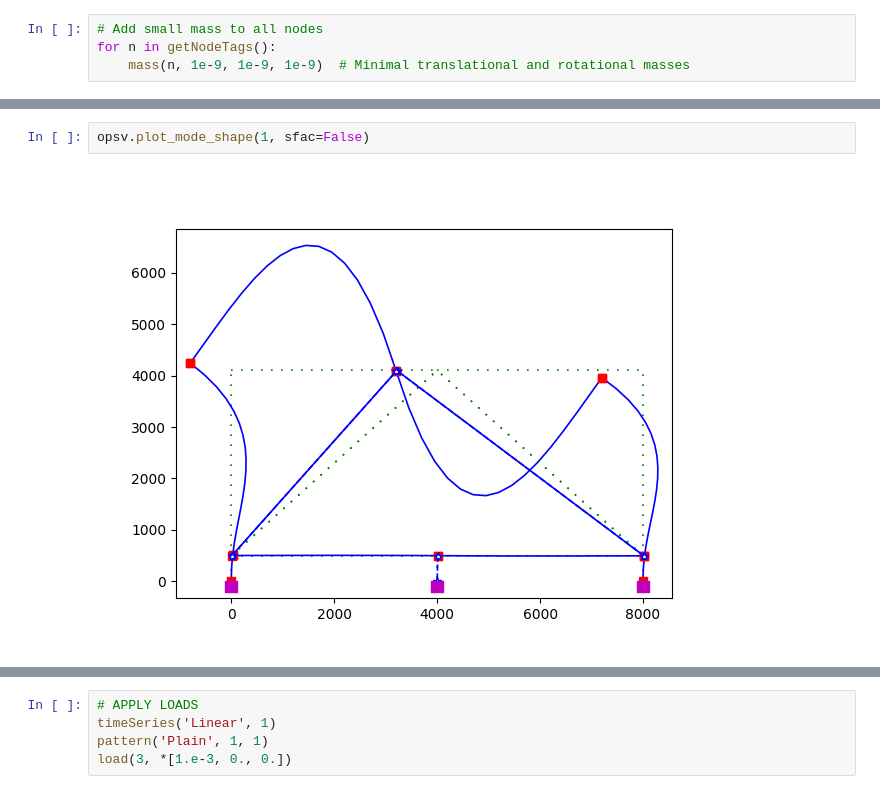
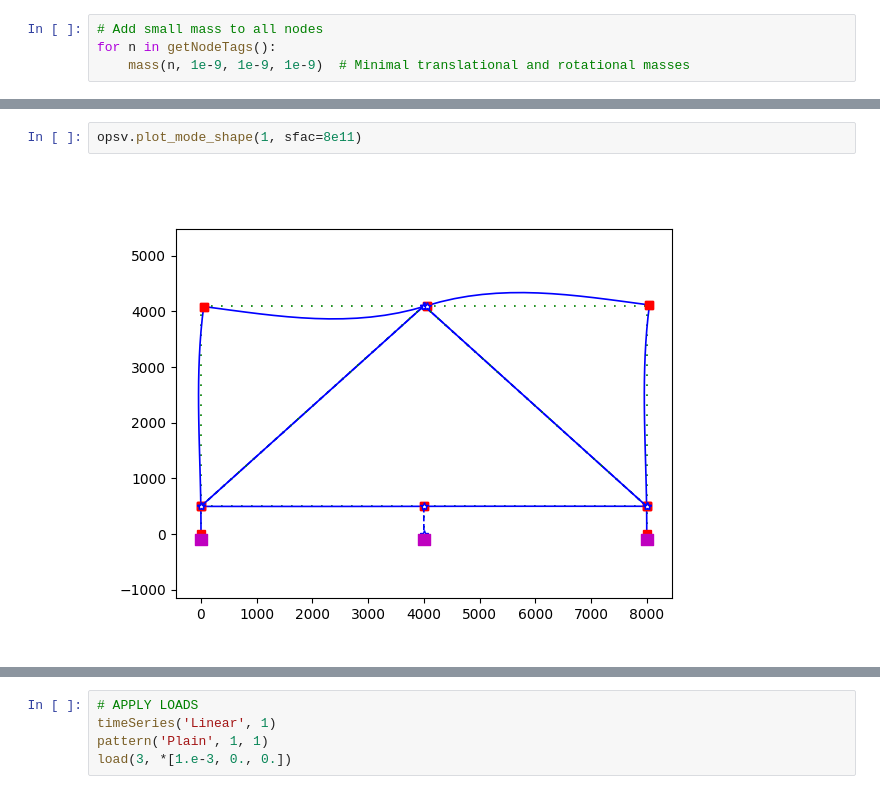
Before and after one commit to ashishthapaweb/buckling-restrained-braced-glulam-frames, a Jupyter notebook: BRBGFs.ipynb, the cells around one changed output, grey strips where cells are left out. Cells and saved outputs as stored; diff of their text form.

```diff
--- a/BRBGFs.ipynb
+++ b/BRBGFs.ipynb
@@ -205,7 +205,7 @@ Periods (sec):
 # %%
-opsv.plot_mode_shape(1, sfac=False)
+opsv.plot_mode_shape(1, sfac=8e11)
 # %% [output]
-[figure, old version]
+[figure, new version]
 # %%
 recorder('Node', '-file', 'node_3_disp.out', '-node', 3, '-dof', 1, 'disp')
 recorder('Node', '-file', 'reactions.out', '-node', *[1, 12, 4], '-dof', 1, 'reaction')
```
Also changed, not shown: parts of 3 cells of this notebook.
